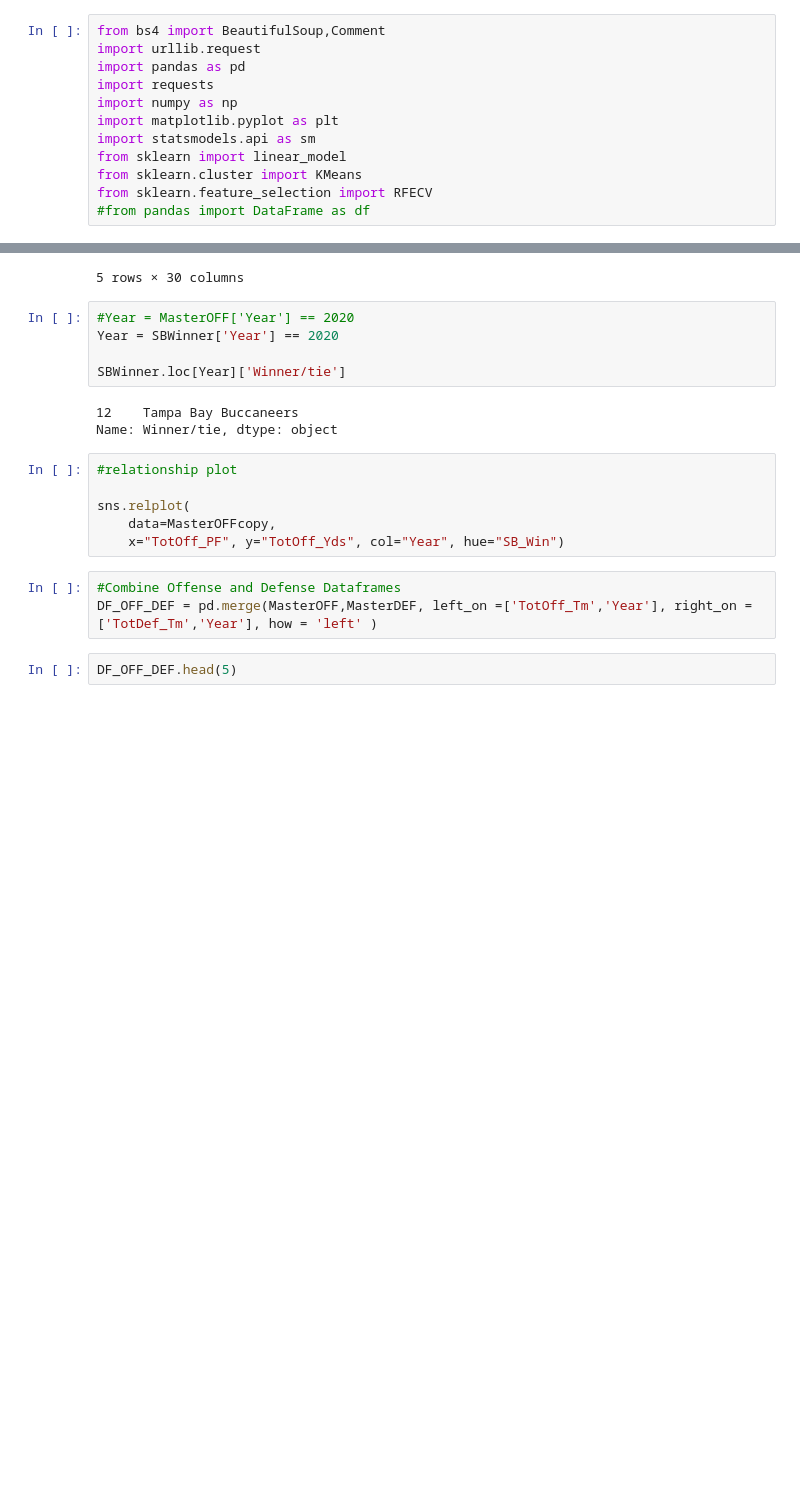
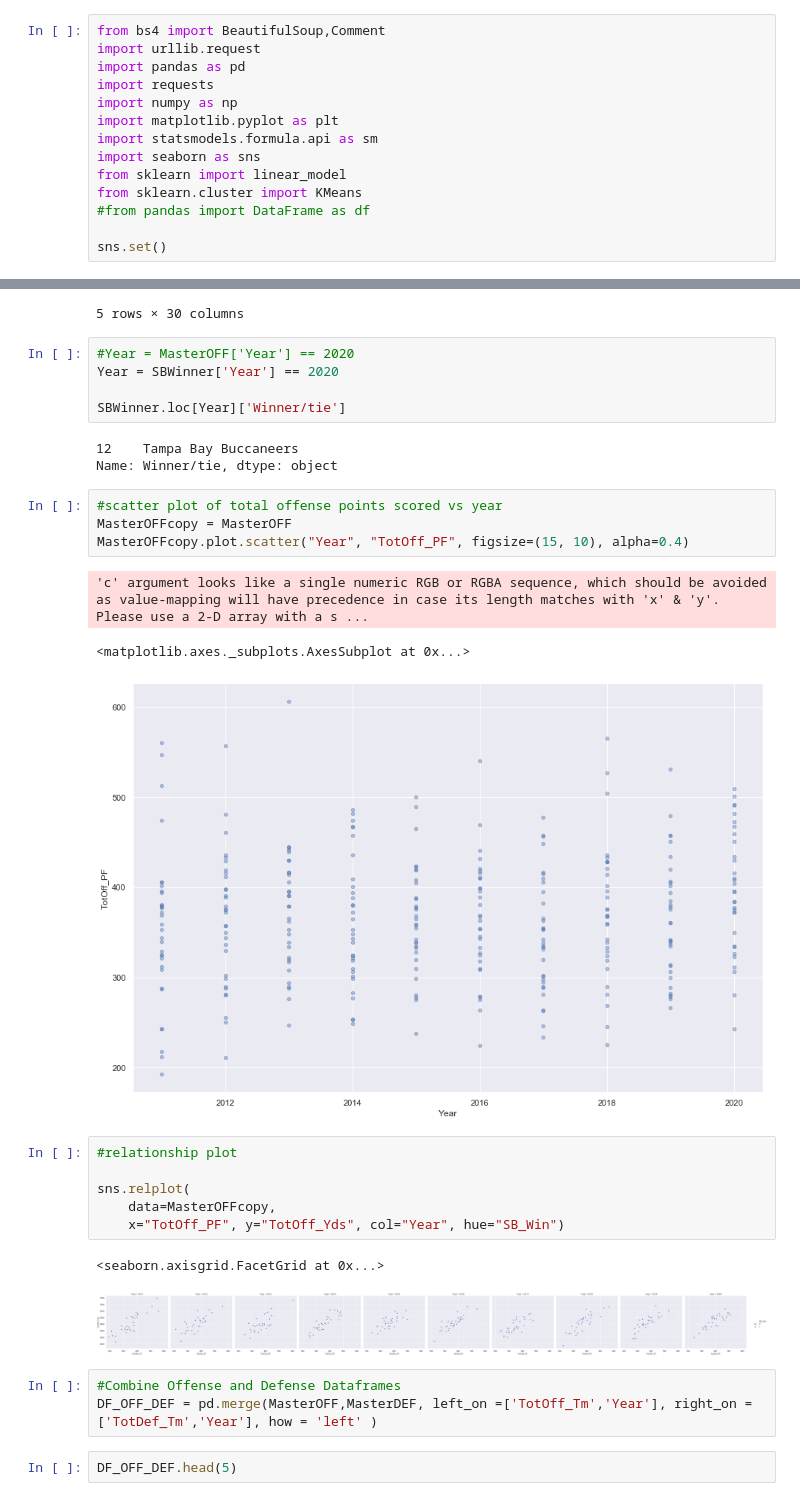
Before and after one commit to scottstack19/SB55-projection, a Jupyter notebook: code_initial.ipynb, the cells around one changed output, grey strips where cells are left out. Saved outputs shown, nothing was run; the diff lists cells and outputs as text; blank space fills up the shorter version.

```diff
--- a/code_initial.ipynb
+++ b/code_initial.ipynb
@@ -5,11 +5,13 @@ import pandas as pd
 import requests
 import numpy as np
 import matplotlib.pyplot as plt
-import statsmodels.api as sm
+import statsmodels.formula.api as sm
+import seaborn as sns
 from sklearn import linear_model
 from sklearn.cluster import KMeans
-from sklearn.feature_selection import RFECV
 #from pandas import DataFrame as df
+
+sns.set()
 # %%
 #to get soup for 2020 team offense using Comment, used below
 url = "https://www.pro-football-reference.com/years/2020/"
@@ -385,12 +387,23 @@ SBWinner.loc[Year]['Winner/tie']
 # %% [output]
 12    Tampa Bay Buccaneers
 Name: Winner/tie, dtype: object
+# %%
+#scatter plot of total offense points scored vs year
+MasterOFFcopy = MasterOFF
+MasterOFFcopy.plot.scatter("Year", "TotOff_PF", figsize=(15, 10), alpha=0.4)
+# %% [output]
+'c' argument looks like a single numeric RGB or RGBA sequence, which should be avoided as value-mapping will have precedence in case its length matches with 'x' & 'y'.  Please use a 2-D array with a s ...
+<matplotlib.axes._subplots.AxesSubplot at 0x...>
+[figure, added]
 # %%
 #relationship plot
 
 sns.relplot(
     data=MasterOFFcopy,
     x="TotOff_PF", y="TotOff_Yds", col="Year", hue="SB_Win")
+# %% [output]
+<seaborn.axisgrid.FacetGrid at 0x...>
+[figure, added]
 # %%
 #Combine Offense and Defense Dataframes
 DF_OFF_DEF = pd.merge(MasterOFF,MasterDEF, left_on =['TotOff_Tm','Year'], right_on = ['TotDef_Tm','Year'], how = 'left' )
```
Also changed, not shown: parts of 45 cells of this notebook.
